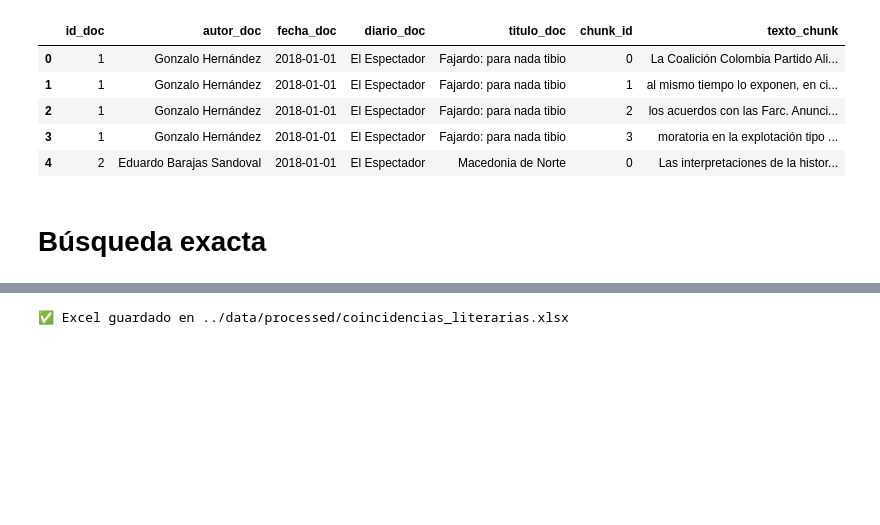
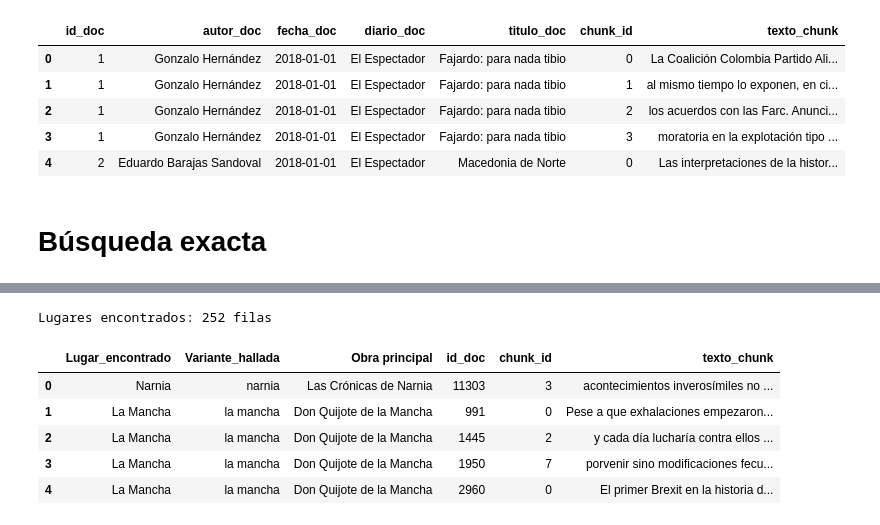
Before and after one commit to BMSS-EAFIT-Projects/HumanidadesDigitales, a Jupyter notebook: notebooks/12_busqueda_lugares_personajes.ipynb, the cells around one changed output, grey strips where cells are left out. Drawn from its saved outputs; the diff is of its cells as text; code cells hidden in the pictures; blank space fills up the shorter version.

```diff
--- a/notebooks/12_busqueda_lugares_personajes.ipynb
+++ b/notebooks/12_busqueda_lugares_personajes.ipynb
@@ -31,6 +53,6 @@ len(df_lugares), len(df_personajes)
 # %%
-textos = pd.read_parquet("../data/processed/chunks.parquet")
-textos.head()
+df_chunks = pd.read_parquet("../data/processed/chunks.parquet")
+df_chunks.head()
 # %% [output]
 |  | id_doc | autor_doc | fecha_doc | diario_doc | titulo_doc | chunk_id | texto_chunk |
 | 0 | 1 | Gonzalo Hernández | 2018-01-01 | El Espectador | Fajardo: para nada tibio | 0 | La Coalición Colombia Partido Ali... |
@@ -262,8 +76,0 @@ Buscando lugares literarios...
-# %%
-with pd.ExcelWriter("../data/processed/coincidencias_literarias.xlsx") as writer:
-    df_lugares_encontrados.to_excel(writer, sheet_name="Lugares", index=False)
-    df_personajes_encontrados.to_excel(writer, sheet_name="Personajes", index=False)
-
-print("✅ Excel guardado en ../data/processed/coincidencias_literarias.xlsx")
-# %% [output]
-✅ Excel guardado en ../data/processed/coincidencias_literarias.xlsx
@@ -269,0 +155,21 @@ print("✅ Excel guardado en ../data/processed/coincidencias_literarias.xlsx")
+# %%
+# Buscar lugares
+
+df_res_lugares = buscar_terminos(
+    df_terminos = df_lugares,
+    col_nombres = 'Lugar_nombres',
+    col_canon   = 'Lugar ficticio',
+    col_salida  = 'Lugar_encontrado',
+    df_chunks   = df_chunks,
+)
+
+print(f"Lugares encontrados: {len(df_res_lugares):,} filas")
+df_res_lugares.head()
+# %% [output]
+Lugares encontrados: 252 filas
+|  | Lugar_encontrado | Variante_hallada | Obra principal | id_doc | chunk_id | texto_chunk |
+| 0 | Narnia | narnia | Las Crónicas de Narnia | 11303 | 3 | acontecimientos inverosímiles no ... |
+| 1 | La Mancha | la mancha | Don Quijote de la Mancha | 991 | 0 | Pese a que exhalaciones empezaron... |
+| 2 | La Mancha | la mancha | Don Quijote de la Mancha | 1445 | 2 | y cada día lucharía contra ellos ... |
+| 3 | La Mancha | la mancha | Don Quijote de la Mancha | 1950 | 7 | porvenir sino modificaciones fecu... |
+| 4 | La Mancha | la mancha | Don Quijote de la Mancha | 2960 | 0 | El primer Brexit en la historia d... |
```
Also changed, not shown: parts of 11 cells of this notebook, 20 other files.
